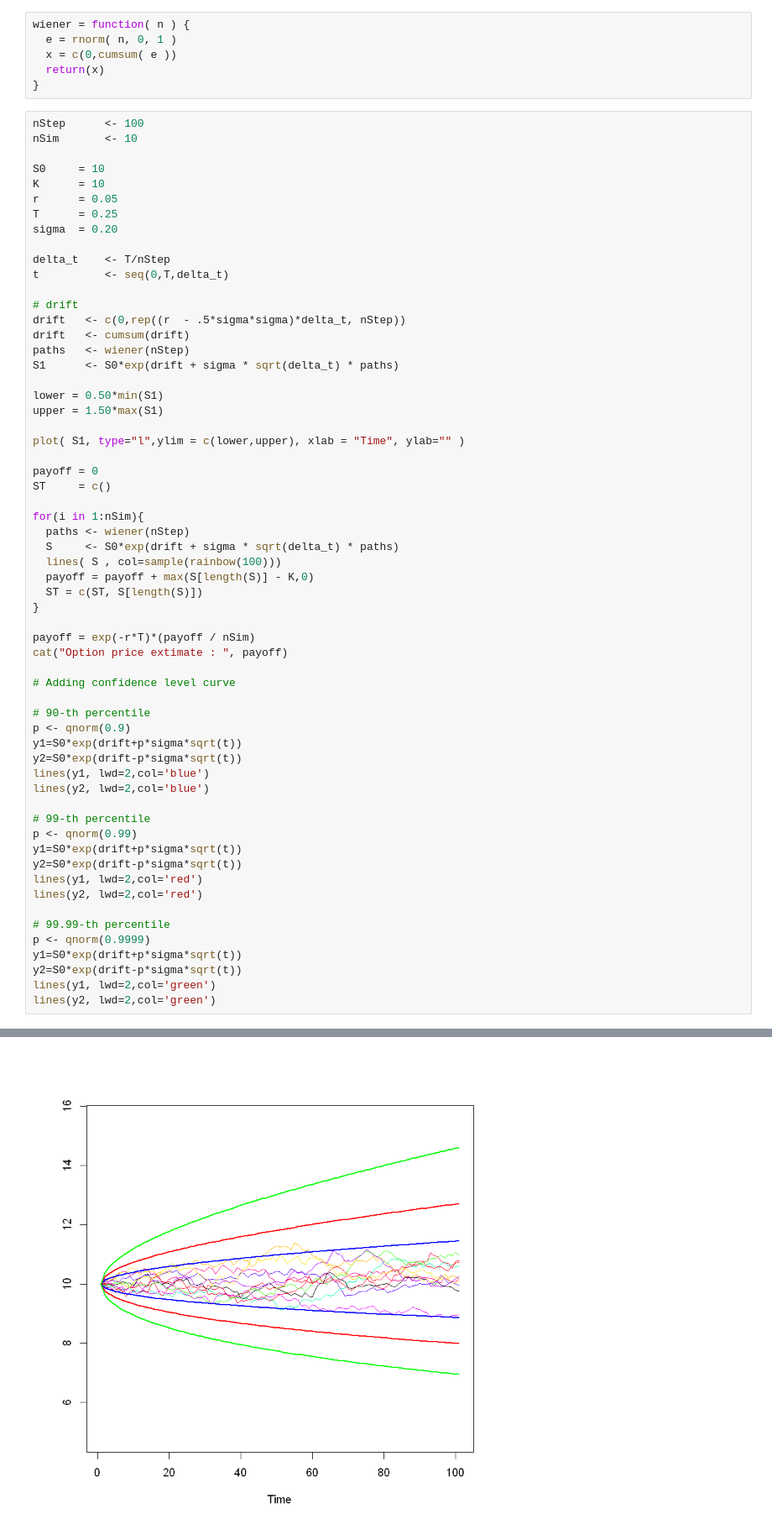
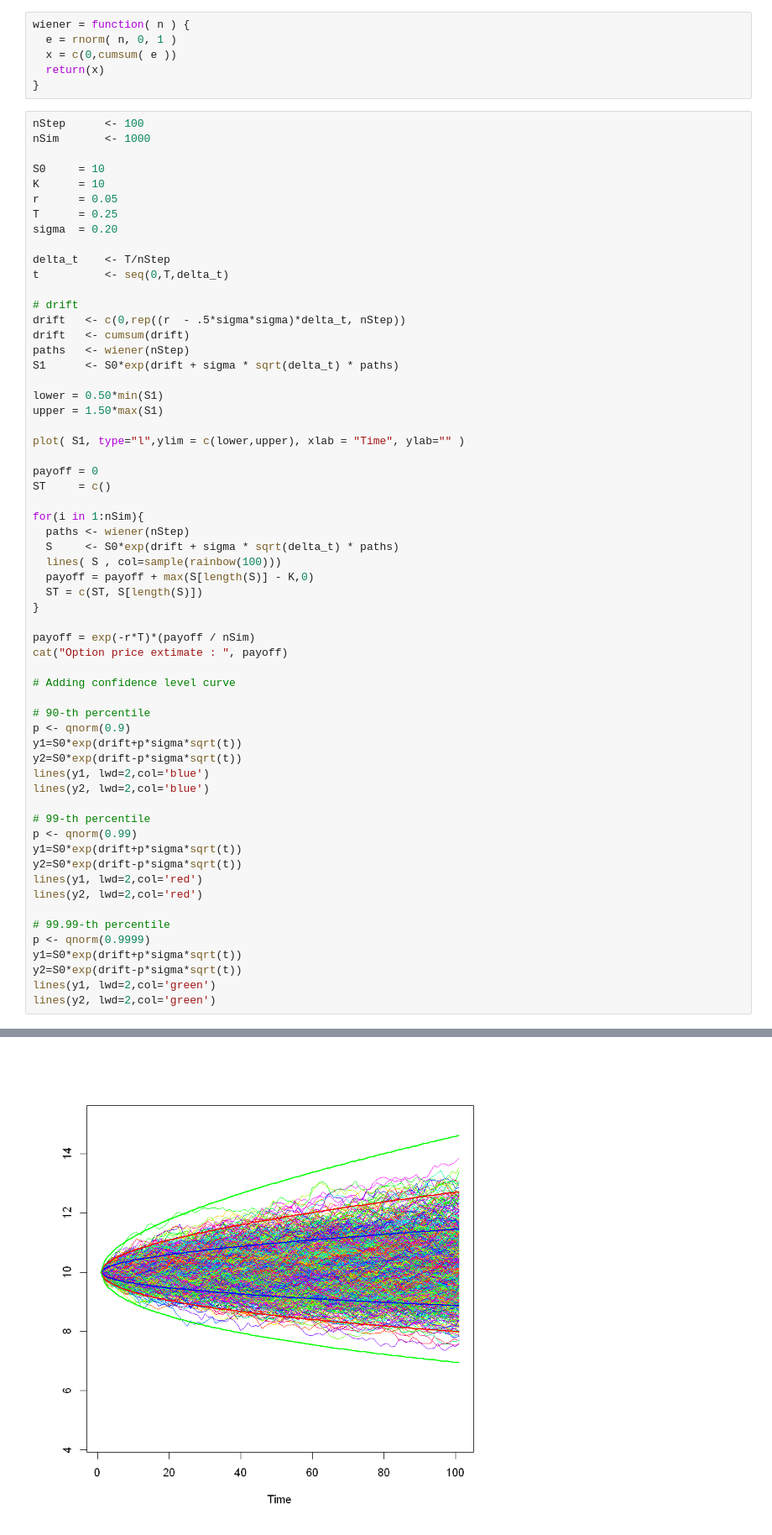
Before and after one commit to polyhedron-gdl/introduction-to-monte-carlo-for-finance, a Jupyter notebook: notebooks/n01_mcs.ipynb, the cells around one changed output, grey strips where cells are left out. Shown at 84% size. Saved outputs shown, nothing was run; the diff lists cells and outputs as text.

```diff
--- a/notebooks/n01_mcs.ipynb
+++ b/notebooks/n01_mcs.ipynb
@@ -33,7 +33,7 @@ wiener = function( n ) {
 }
 # %%
 nStep      <- 100
-nSim       <- 10
+nSim       <- 1000
 
 S0     = 10
 K      = 10
@@ -96 +96 @@ Option price extimate :  0.3740923
-[figure, old version]
+[figure, new version]
```
Also changed, not shown: parts of 2 cells of this notebook, 9 other files.
